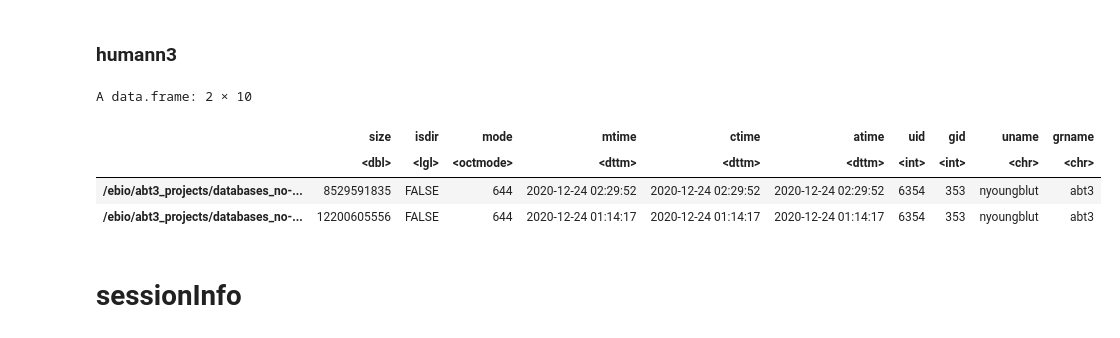
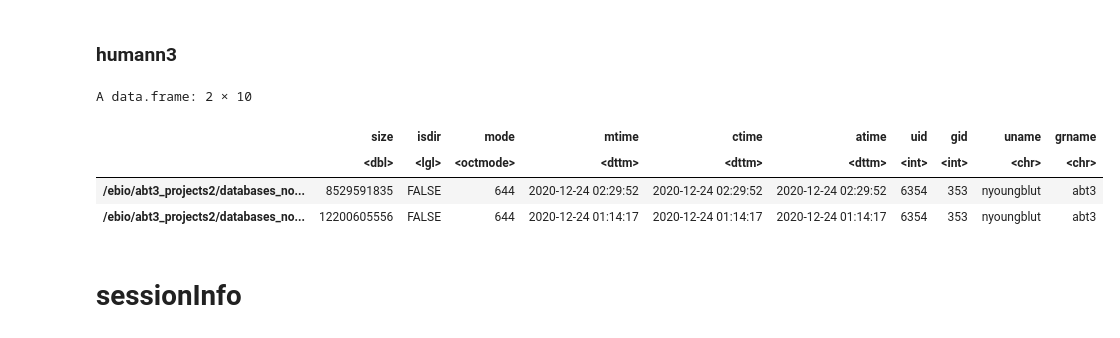
Before and after one commit to leylabmpi/Struo2, a Jupyter notebook: notebooks/GTDB_release95/03_GTDBr95_db/02_GTDBr95_create.ipynb, the cells around one changed output. Drawn from its saved outputs; the diff is of its cells as text; code cells hidden in the pictures.

```diff
--- a/notebooks/GTDB_release95/03_GTDBr95_db/02_GTDBr95_create.ipynb
+++ b/notebooks/GTDB_release95/03_GTDBr95_db/02_GTDBr95_create.ipynb
@@ -78,16 +78,16 @@ A data.frame: 3 × 10
 ### humann3
 # %%
 db_files = c(
-    '/ebio/abt3_projects/databases_no-backup/GTDB/release95/Struo2/humann3/uniref50/genome_reps_filt_annot.fna.gz',
-    '/ebio/abt3_projects/databases_no-backup/GTDB/release95/Struo2/humann3/uniref50/protein_database/uniref50_201901.dmnd'
+    '/ebio/abt3_projects2/databases_no-backup/GTDB/release95/Struo2/humann3/uniref50/genome_reps_filt_annot.fna.gz',
+    '/ebio/abt3_projects2/databases_no-backup/GTDB/release95/Struo2/humann3/uniref50/protein_database/uniref50_201901.dmnd'
 )
 db_files %>% lapply(file.info) %>% do.call(rbind, .)
 # %% [output]
 A data.frame: 2 × 10
 |  | size | isdir | mode | mtime | ctime | atime | uid | gid | uname | grname |
 |  | <dbl> | <lgl> | <octmode> | <dttm> | <dttm> | <dttm> | <int> | <int> | <chr> | <chr> |
-| /ebio/abt3_projects/databases_no-... | 8529591835 | FALSE | 644 | 2020-12-24 02:29:52 | 2020-12-24 02:29:52 | 2020-12-24 02:29:52 | 6354 | 353 | nyoungblut | abt3 |
-| /ebio/abt3_projects/databases_no-... | 12200605556 | FALSE | 644 | 2020-12-24 01:14:17 | 2020-12-24 01:14:17 | 2020-12-24 01:14:17 | 6354 | 353 | nyoungblut | abt3 |
+| /ebio/abt3_projects2/databases_no... | 8529591835 | FALSE | 644 | 2020-12-24 02:29:52 | 2020-12-24 02:29:52 | 2020-12-24 02:29:52 | 6354 | 353 | nyoungblut | abt3 |
+| /ebio/abt3_projects2/databases_no... | 12200605556 | FALSE | 644 | 2020-12-24 01:14:17 | 2020-12-24 01:14:17 | 2020-12-24 01:14:17 | 6354 | 353 | nyoungblut | abt3 |
 # %% [markdown]
 # sessionInfo
 # %%
```
Also changed, not shown: parts of 5 cells of this notebook, 13 other files.
